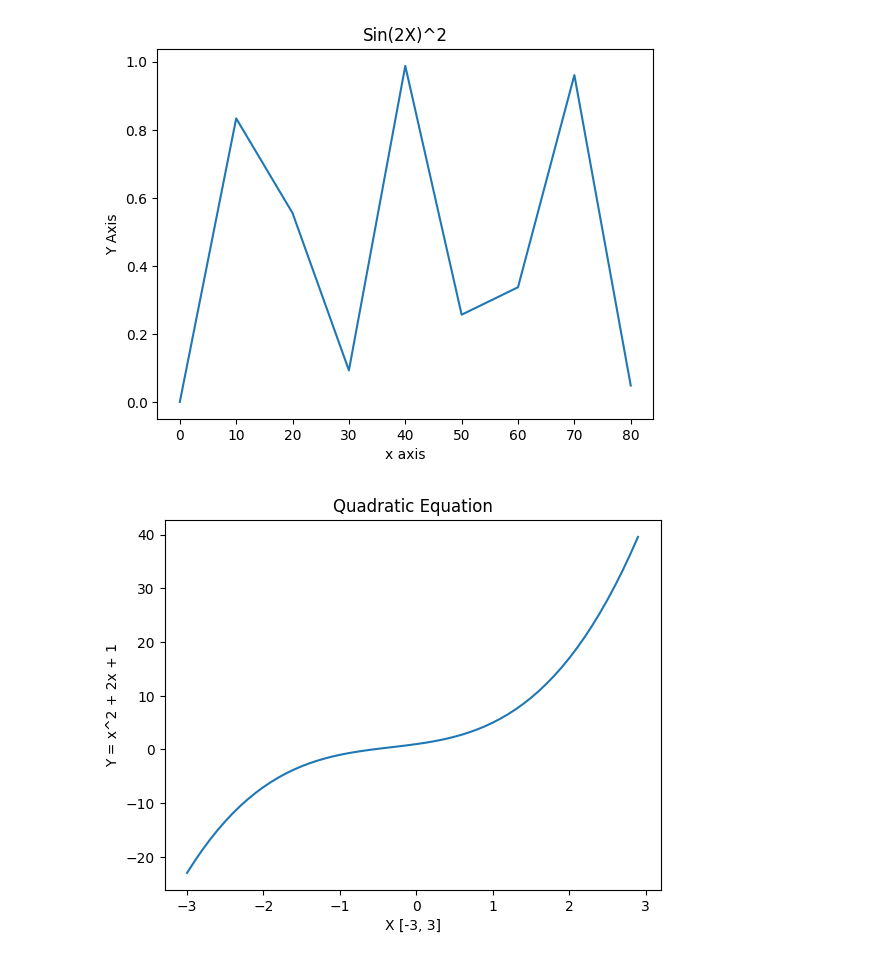
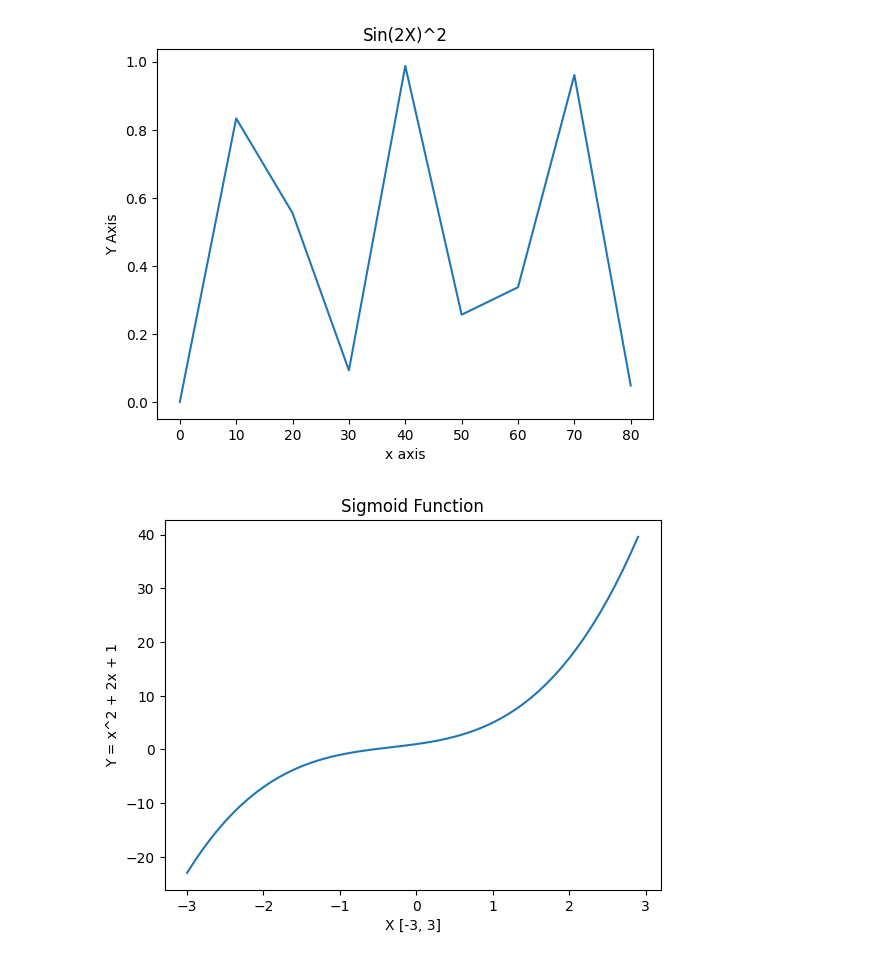
Before and after one commit to dr-afshinmehr/Computer_Vision_Image_Processing_Learning, a Jupyter notebook: Matrices_&_Vector_Calculating/Vectores&Matrices.ipynb, the cells around one changed output. Cells and saved outputs as stored; diff of their text form; code cells hidden in the pictures.

```diff
--- a/Matrices_&_Vector_Calculating/Vectores&Matrices.ipynb
+++ b/Matrices_&_Vector_Calculating/Vectores&Matrices.ipynb
@@ -114,12 +101,12 @@ plt.show(plot)
 # %%
 x = np.array([item for item in np.arange(-3, 3, 0.1)])
 y = (x**3) + (x**2) + (2*x) + 1
 # y = np.sin(x)
 
 plot = plt.plot(x, y)
-plt.title("Quadratic Equation")
+plt.title("Sigmoid Function")
 plt.xlabel("X [-3, 3]")
 plt.ylabel("Y = x^2 + 2x + 1")
 plt.show(plot)
 # %% [output]
-[figure, old version]
+[figure, new version]
```
Also changed, not shown: parts of 7 cells of this notebook.
